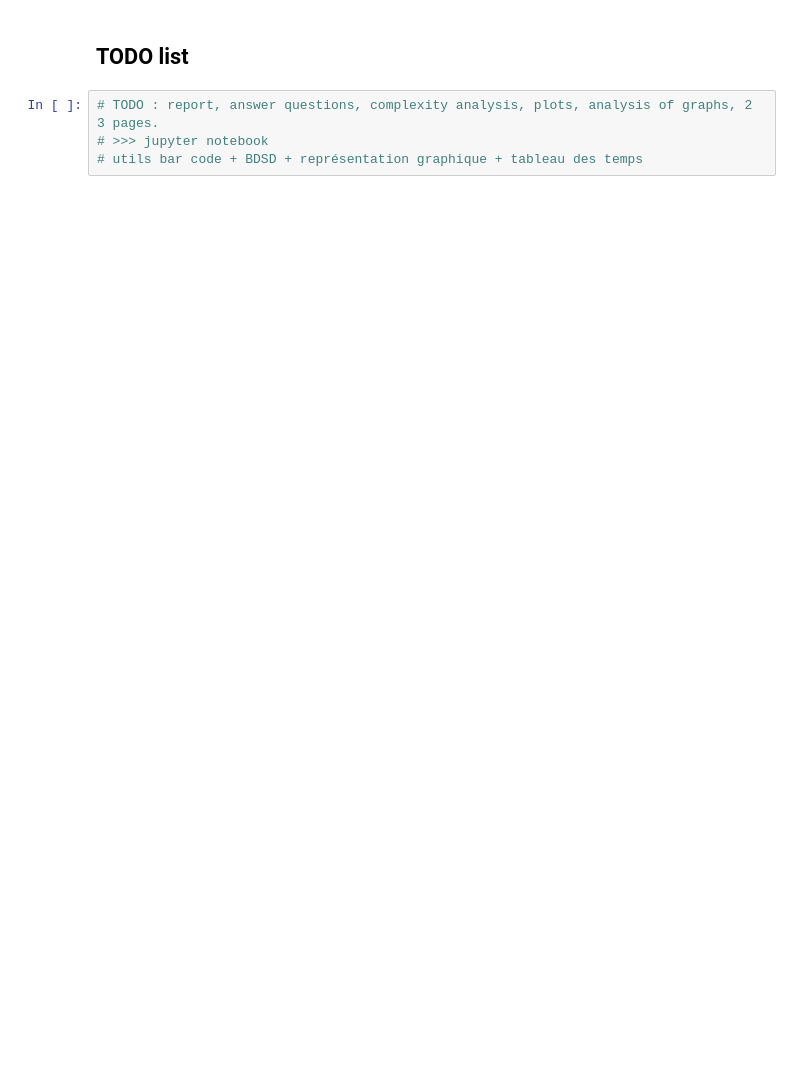
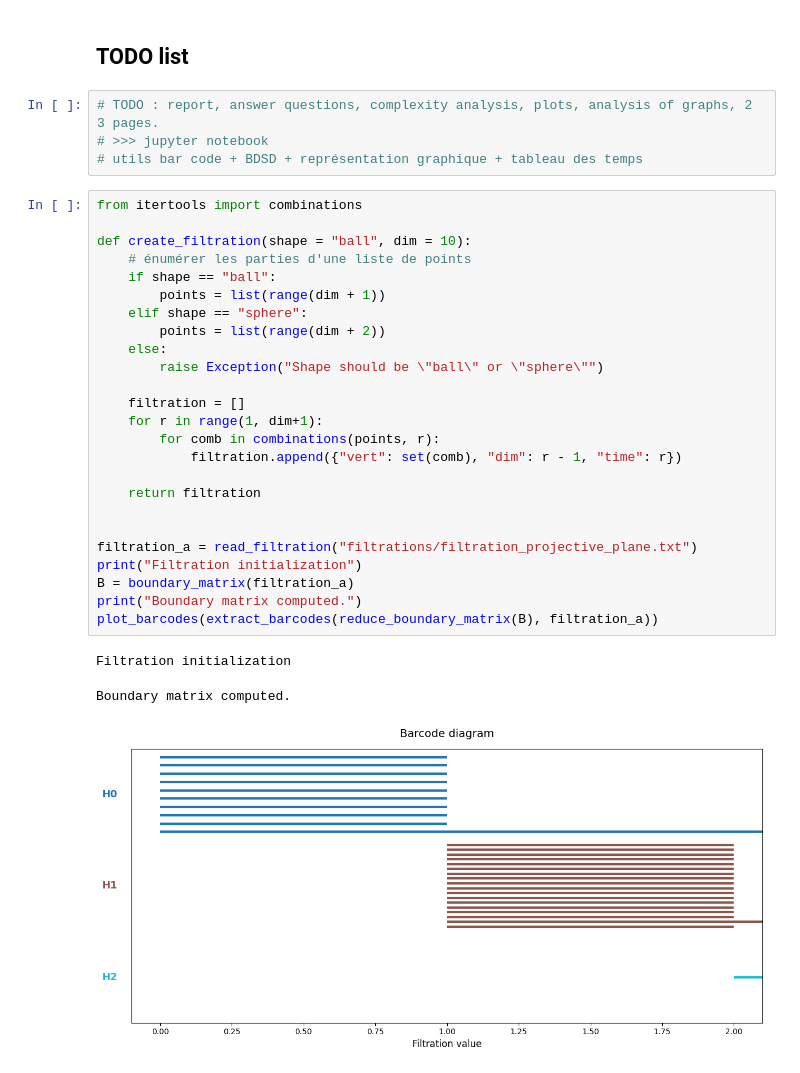
Before and after one commit to ttnn90395/TD4---TDA, a Jupyter notebook: pc4.ipynb, the cells around one changed output. Cells and saved outputs as stored; diff of their text form; blank space fills up the shorter version.

```diff
--- a/pc4.ipynb
+++ b/pc4.ipynb
@@ -172,3 +174,32 @@ Dimension: 2, Birth: 2.0, Death: inf
 # TODO : report, answer questions, complexity analysis, plots, analysis of graphs, 2 3 pages.
 # >>> jupyter notebook
 # utils bar code + BDSD + représentation graphique + tableau des temps
+# %%
+from itertools import combinations
+
+def create_filtration(shape = "ball", dim = 10):
+    # énumérer les parties d'une liste de points
+    if shape == "ball":
+        points = list(range(dim + 1))
+    elif shape == "sphere":
+        points = list(range(dim + 2))
+    else:
+        raise Exception("Shape should be \"ball\" or \"sphere\"")
+
+    filtration = []
+    for r in range(1, dim+1):
+        for comb in combinations(points, r):
+            filtration.append({"vert": set(comb), "dim": r - 1, "time": r})
+
+    return filtration
+
+
+filtration_a = read_filtration("filtrations/filtration_projective_plane.txt")
+print("Filtration initialization")
+B = boundary_matrix(filtration_a)
+print("Boundary matrix computed.")
+plot_barcodes(extract_barcodes(reduce_boundary_matrix(B), filtration_a))
+# %% [output]
+Filtration initialization
+Boundary matrix computed.
+[figure, added]
```
Also changed, not shown: parts of 3 cells of this notebook, 2 other files.
